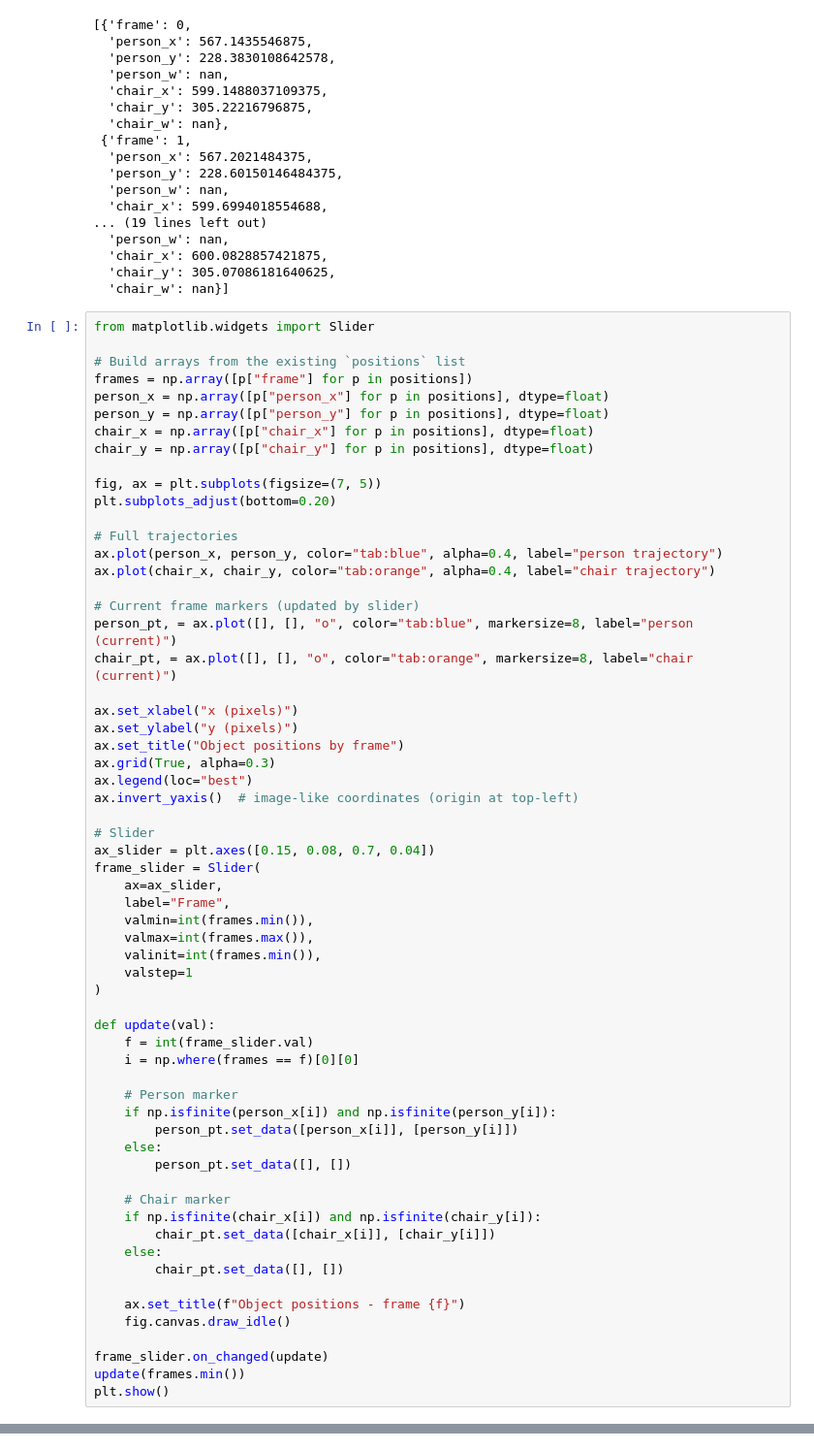
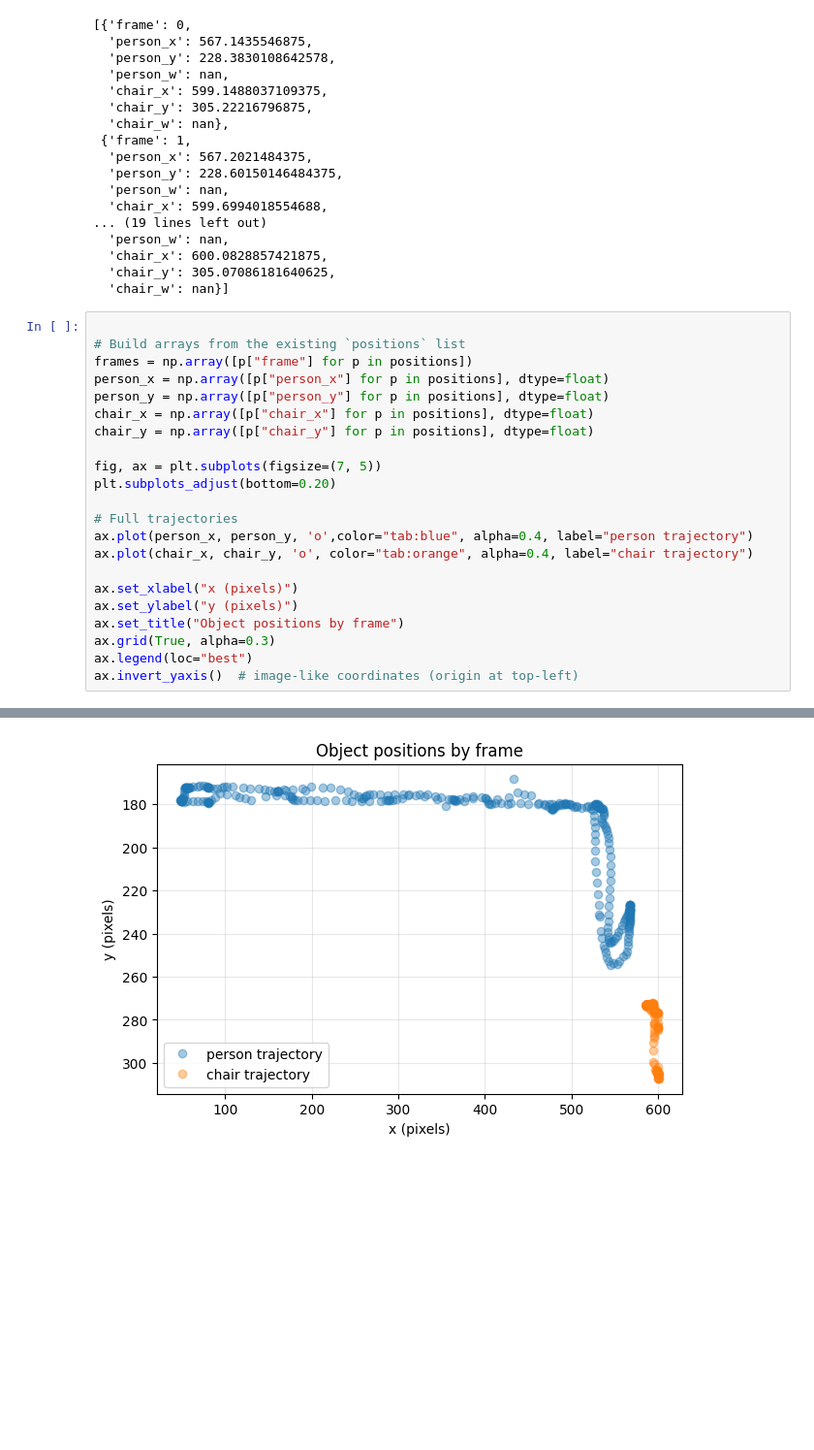
Before and after one commit to dguari1/AIforMovementScience, a Jupyter notebook: 07.01 CNN applications.ipynb, the cells around one changed output, grey strips where cells are left out. Shown at 97% size. Saved outputs shown, nothing was run; the diff lists cells and outputs as text; blank space fills up the shorter version.

```diff
--- a/07.01 CNN applications.ipynb
+++ b/07.01 CNN applications.ipynb
@@ -297,7 +297,6 @@ positions[:5]
   'chair_y': 305.07086181640625,
   'chair_w': nan}]
 # %%
-from matplotlib.widgets import Slider
 
 # Build arrays from the existing `positions` list
 frames = np.array([p["frame"] for p in positions])
@@ -310,12 +309,8 @@ fig, ax = plt.subplots(figsize=(7, 5))
 plt.subplots_adjust(bottom=0.20)
 
 # Full trajectories
-ax.plot(person_x, person_y, color="tab:blue", alpha=0.4, label="person trajectory")
-ax.plot(chair_x, chair_y, color="tab:orange", alpha=0.4, label="chair trajectory")
-
-# Current frame markers (updated by slider)
-person_pt, = ax.plot([], [], "o", color="tab:blue", markersize=8, label="person (current)")
-chair_pt, = ax.plot([], [], "o", color="tab:orange", markersize=8, label="chair (current)")
+ax.plot(person_x, person_y, 'o',color="tab:blue", alpha=0.4, label="person trajectory")
+ax.plot(chair_x, chair_y, 'o', color="tab:orange", alpha=0.4, label="chair trajectory")
 
 ax.set_xlabel("x (pixels)")
 ax.set_ylabel("y (pixels)")
@@ -323,38 +318,4 @@ ax.set_title("Object positions by frame")
 ax.grid(True, alpha=0.3)
 ax.legend(loc="best")
 ax.invert_yaxis()  # image-like coordinates (origin at top-left)
-
-# Slider
-ax_slider = plt.axes([0.15, 0.08, 0.7, 0.04])
-frame_slider = Slider(
-    ax=ax_slider,
-    label="Frame",
-    valmin=int(frames.min()),
-    valmax=int(frames.max()),
-    valinit=int(frames.min()),
-    valstep=1
-)
-
-def update(val):
-    f = int(frame_slider.val)
-    i = np.where(frames == f)[0][0]
-
-    # Person marker
-    if np.isfinite(person_x[i]) and np.isfinite(person_y[i]):
-        person_pt.set_data([person_x[i]], [person_y[i]])
-    else:
-        person_pt.set_data([], [])
-
-    # Chair marker
-    if np.isfinite(chair_x[i]) and np.isfinite(chair_y[i]):
-        chair_pt.set_data([chair_x[i]], [chair_y[i]])
-    else:
-        chair_pt.set_data([], [])
-
-    ax.set_title(f"Object positions - frame {f}")
-    fig.canvas.draw_idle()
-
-frame_slider.on_changed(update)
-update(frames.min())
-plt.show()
 # %% [output]
@@ -379,0 +322 @@ Note: you may need to restart the kernel to use updated packages.
+[figure, added]
```
Also changed, not shown: parts of 2 cells of this notebook, 10 other files.
